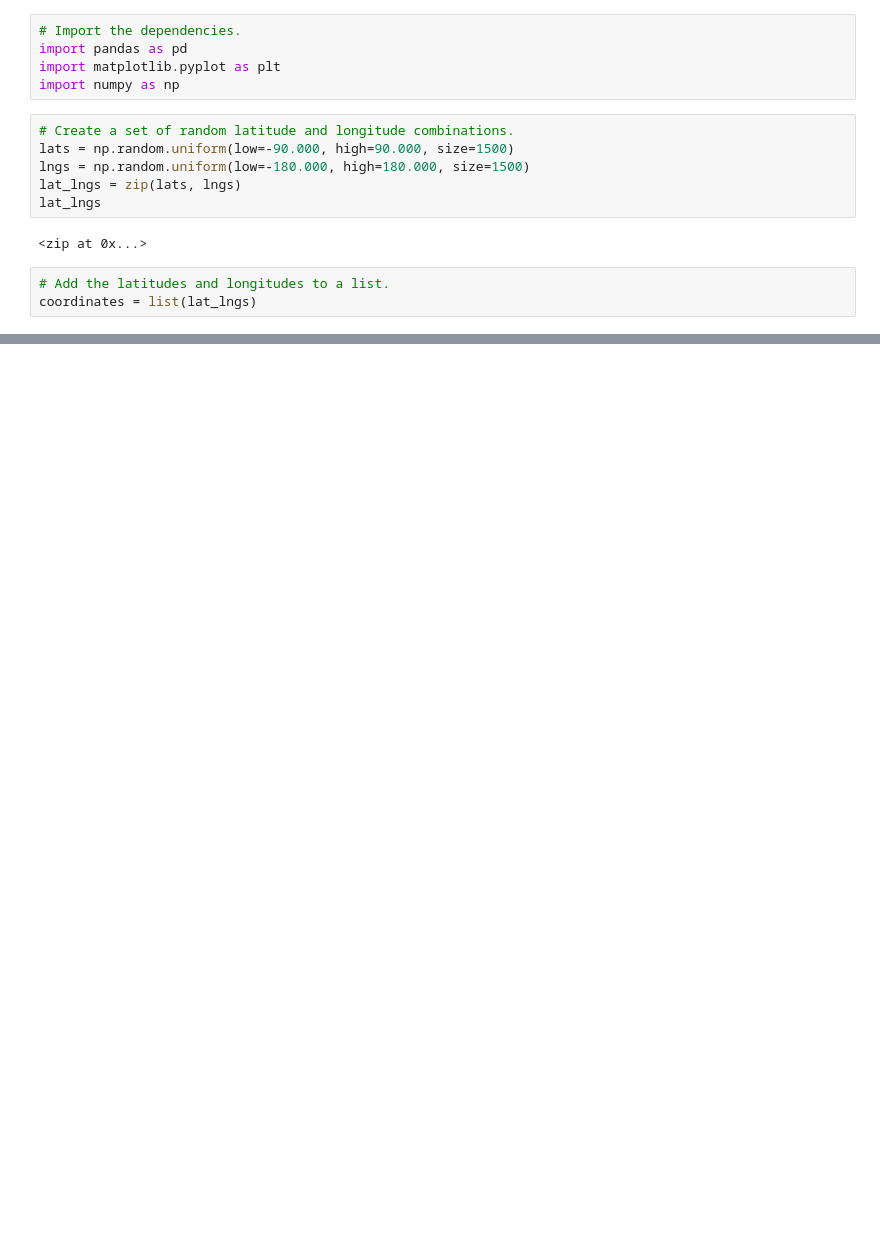
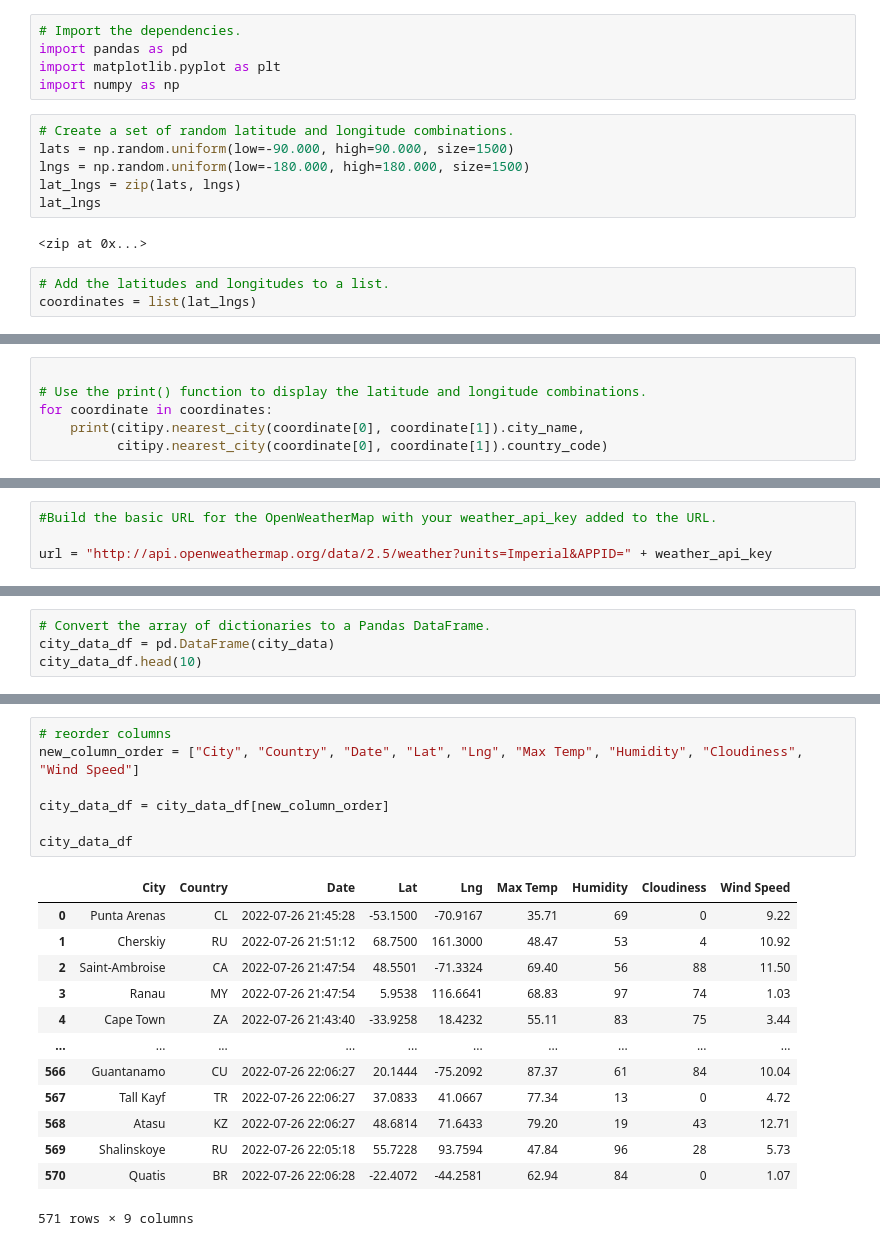
Before and after one commit to jlabure/World_Weather_Analysis, a Jupyter notebook: WeatherPy.ipynb, the cells around one changed output, grey strips where cells are left out. Saved outputs shown, nothing was run; the diff lists cells and outputs as text; blank space fills up the shorter version.

```diff
--- a/WeatherPy.ipynb
+++ b/WeatherPy.ipynb
@@ -54,0 +43,6 @@ len(cities)
+# %%
+
+# Use the print() function to display the latitude and longitude combinations.
+for coordinate in coordinates:
+    print(citipy.nearest_city(coordinate[0], coordinate[1]).city_name,
+          citipy.nearest_city(coordinate[0], coordinate[1]).country_code)
@@ -54,0 +88,4 @@ len(cities)
+# %%
+#Build the basic URL for the OpenWeatherMap with your weather_api_key added to the URL.
+
+url = "http://api.openweathermap.org/data/2.5/weather?units=Imperial&APPID=" + weather_api_key
@@ -54,0 +174,4 @@ len(cities)
+# %%
+# Convert the array of dictionaries to a Pandas DataFrame.
+city_data_df = pd.DataFrame(city_data)
+city_data_df.head(10)
@@ -54,0 +190,21 @@ len(cities)
+# %%
+# reorder columns
+new_column_order = ["City", "Country", "Date", "Lat", "Lng", "Max Temp", "Humidity", "Cloudiness", "Wind Speed"]
+
+city_data_df = city_data_df[new_column_order]
+
+city_data_df
+# %% [output]
+|  | City | Country | Date | Lat | Lng | Max Temp | Humidity | Cloudiness | Wind Speed |
+| 0 | Punta Arenas | CL | 2022-07-26 21:45:28 | -53.1500 | -70.9167 | 35.71 | 69 | 0 | 9.22 |
+| 1 | Cherskiy | RU | 2022-07-26 21:51:12 | 68.7500 | 161.3000 | 48.47 | 53 | 4 | 10.92 |
+| 2 | Saint-Ambroise | CA | 2022-07-26 21:47:54 | 48.5501 | -71.3324 | 69.40 | 56 | 88 | 11.50 |
+| 3 | Ranau | MY | 2022-07-26 21:47:54 | 5.9538 | 116.6641 | 68.83 | 97 | 74 | 1.03 |
+| 4 | Cape Town | ZA | 2022-07-26 21:43:40 | -33.9258 | 18.4232 | 55.11 | 83 | 75 | 3.44 |
+| ... | ... | ... | ... | ... | ... | ... | ... | ... | ... |
+| 566 | Guantanamo | CU | 2022-07-26 22:06:27 | 20.1444 | -75.2092 | 87.37 | 61 | 84 | 10.04 |
+| 567 | Tall Kayf | TR | 2022-07-26 22:06:27 | 37.0833 | 41.0667 | 77.34 | 13 | 0 | 4.72 |
+| 568 | Atasu | KZ | 2022-07-26 22:06:27 | 48.6814 | 71.6433 | 79.20 | 19 | 43 | 12.71 |
+| 569 | Shalinskoye | RU | 2022-07-26 22:05:18 | 55.7228 | 93.7594 | 47.84 | 96 | 28 | 5.73 |
+| 570 | Quatis | BR | 2022-07-26 22:06:28 | -22.4072 | -44.2581 | 62.94 | 84 | 0 | 1.07 |
+571 rows × 9 columns
```
Also changed, not shown: parts of 12 cells of this notebook, 3 other files.
